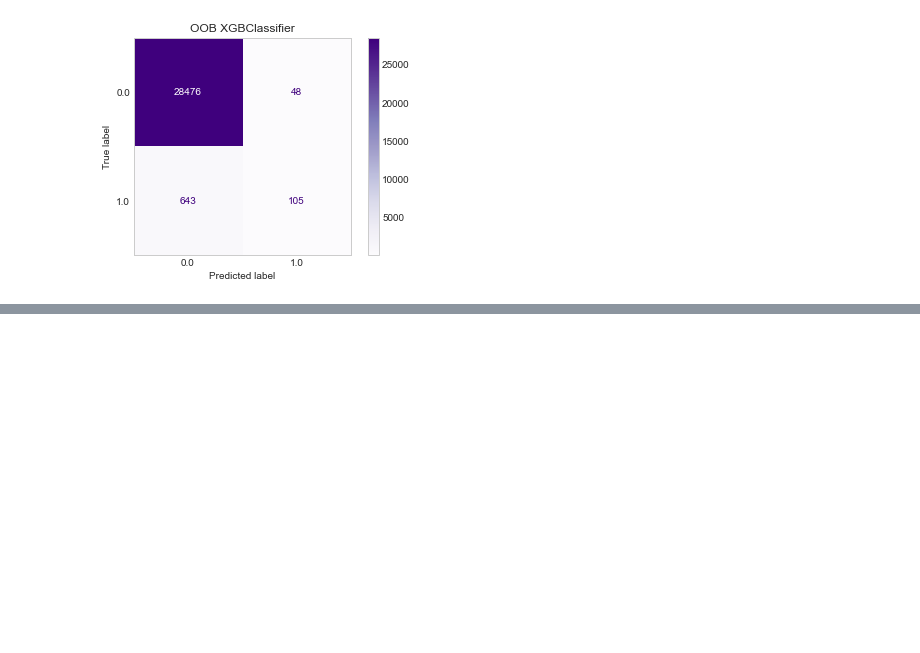
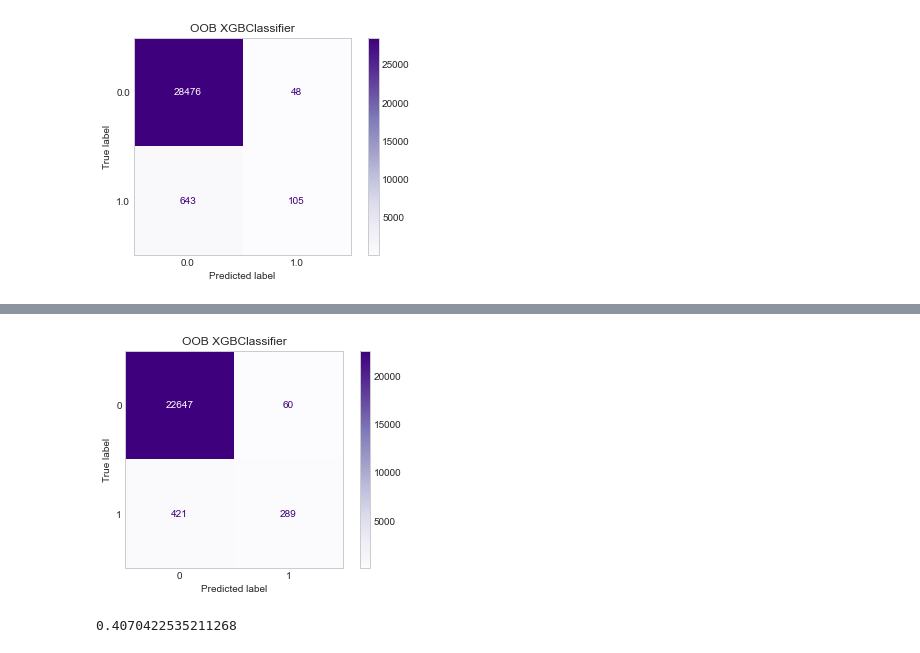
Before and after one commit to czaloumi/fire-risk-analysis, a Jupyter notebook: src/model-comparison.ipynb, the cells around one changed output, grey strips where cells are left out. Cells and saved outputs as stored; diff of their text form; code cells hidden in the pictures; blank space fills up the shorter version.

```diff
--- a/src/model-comparison.ipynb
+++ b/src/model-comparison.ipynb
@@ -92,0 +120,10 @@ plt.grid(False);
+# %%
+xgb = XGBClassifier()
+xgb_recall_scores = cross_val_score(xgb, X_train, y_train,
+                           scoring='recall', cv=5, n_jobs=-1)
+print('XGB OOB Recall', np.mean(xgb_recall_scores))
+
+xgb.fit(X_train, y_train)
+xgb_y_pred = xgb.predict(X_test)
+print('Out of box XGB:')
+print(classification_report(y_test, xgb_y_pred))
@@ -92,0 +141,10 @@ plt.grid(False);
+# %%
+plot_confusion_matrix(xgb, X_test, y_test, cmap=plt.cm.Purples)
+plt.title('OOB XGBClassifier')
+plt.grid(False);
+# %% [output]
+[figure, added]
+# %%
+recall_score(y_test, xgb_y_pred)
+# %% [output]
+0.4070422535211268
```
Also changed, not shown: parts of 13 cells of this notebook, 1 other file.
